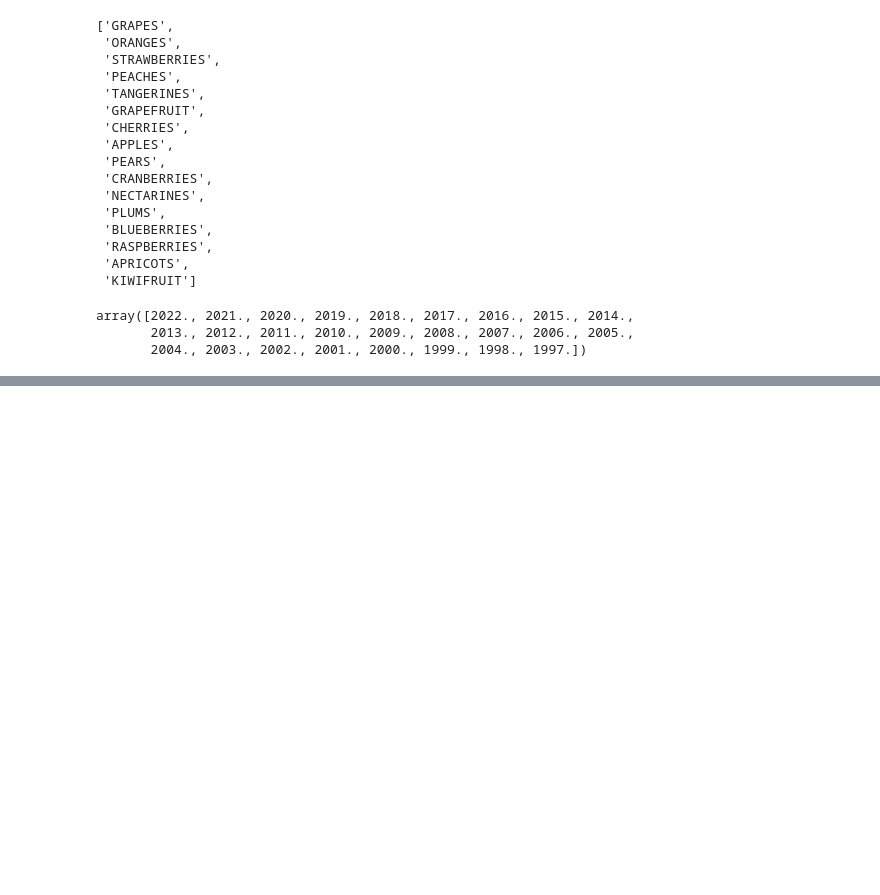
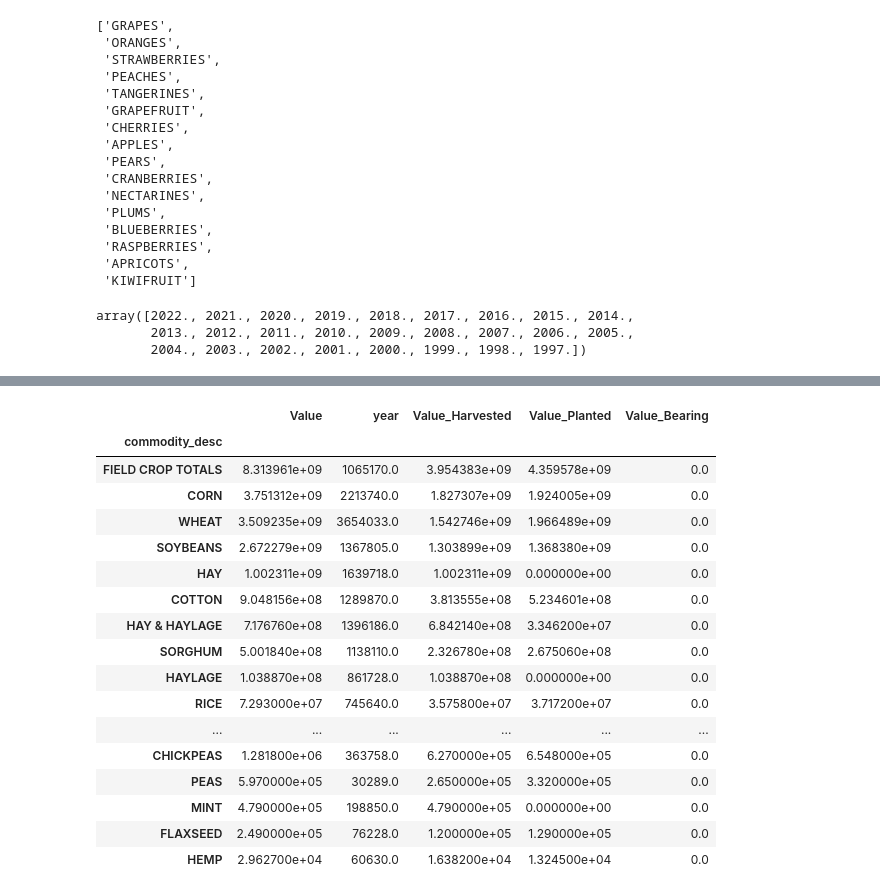
Before and after one commit to DunieCarrasco/Project-3, a Jupyter notebook: usdaPy.ipynb, the cells around one changed output, grey strips where cells are left out. Cells and saved outputs as stored; diff of their text form; code cells hidden in the pictures; blank space fills up the shorter version.

```diff
--- a/usdaPy.ipynb
+++ b/usdaPy.ipynb
@@ -537,0 +891,22 @@ array([2022., 2021., 2020., 2019., 2018., 2017., 2016., 2015., 2014.,
+# %%
+a=usda_df[usda_df['group_desc']=='FIELD CROPS']
+a.groupby('commodity_desc').sum().sort_values(by='Value',ascending=False)
+# %% [output]
+|  | Value | year | Value_Harvested | Value_Planted | Value_Bearing |
+| commodity_desc |  |  |  |  |  |
+| FIELD CROP TOTALS | 8.313961e+09 | 1065170.0 | 3.954383e+09 | 4.359578e+09 | 0.0 |
+| CORN | 3.751312e+09 | 2213740.0 | 1.827307e+09 | 1.924005e+09 | 0.0 |
+| WHEAT | 3.509235e+09 | 3654033.0 | 1.542746e+09 | 1.966489e+09 | 0.0 |
+| SOYBEANS | 2.672279e+09 | 1367805.0 | 1.303899e+09 | 1.368380e+09 | 0.0 |
+| HAY | 1.002311e+09 | 1639718.0 | 1.002311e+09 | 0.000000e+00 | 0.0 |
+| COTTON | 9.048156e+08 | 1289870.0 | 3.813555e+08 | 5.234601e+08 | 0.0 |
+| HAY & HAYLAGE | 7.176760e+08 | 1396186.0 | 6.842140e+08 | 3.346200e+07 | 0.0 |
+| SORGHUM | 5.001840e+08 | 1138110.0 | 2.326780e+08 | 2.675060e+08 | 0.0 |
+| HAYLAGE | 1.038870e+08 | 861728.0 | 1.038870e+08 | 0.000000e+00 | 0.0 |
+| RICE | 7.293000e+07 | 745640.0 | 3.575800e+07 | 3.717200e+07 | 0.0 |
+| ... | ... | ... | ... | ... | ... |
+| CHICKPEAS | 1.281800e+06 | 363758.0 | 6.270000e+05 | 6.548000e+05 | 0.0 |
+| PEAS | 5.970000e+05 | 30289.0 | 2.650000e+05 | 3.320000e+05 | 0.0 |
+| MINT | 4.790000e+05 | 198850.0 | 4.790000e+05 | 0.000000e+00 | 0.0 |
+| FLAXSEED | 2.490000e+05 | 76228.0 | 1.200000e+05 | 1.290000e+05 | 0.0 |
+| HEMP | 2.962700e+04 | 60630.0 | 1.638200e+04 | 1.324500e+04 | 0.0 |
```
Also changed, not shown: parts of 39 cells of this notebook, 6 other files.
